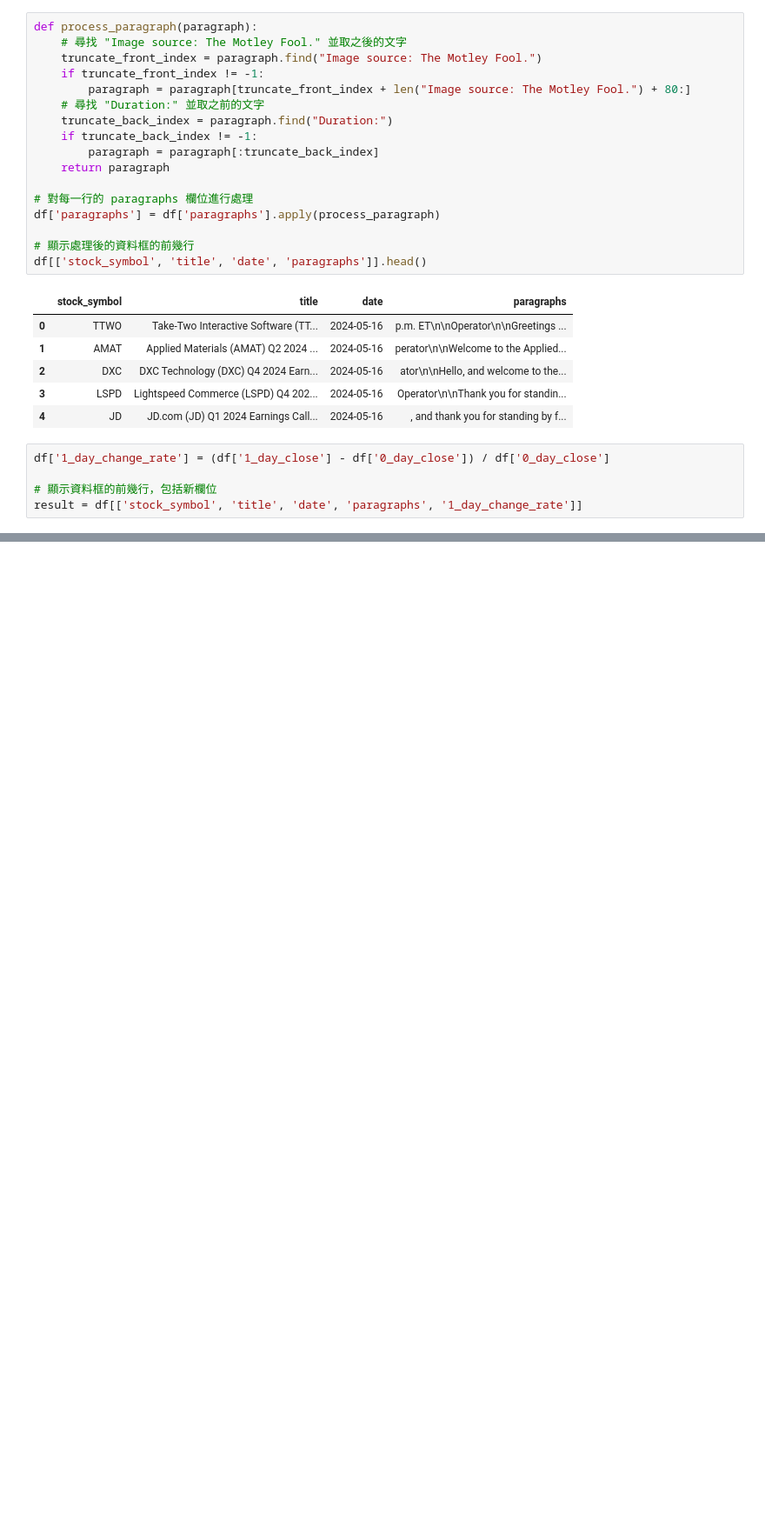
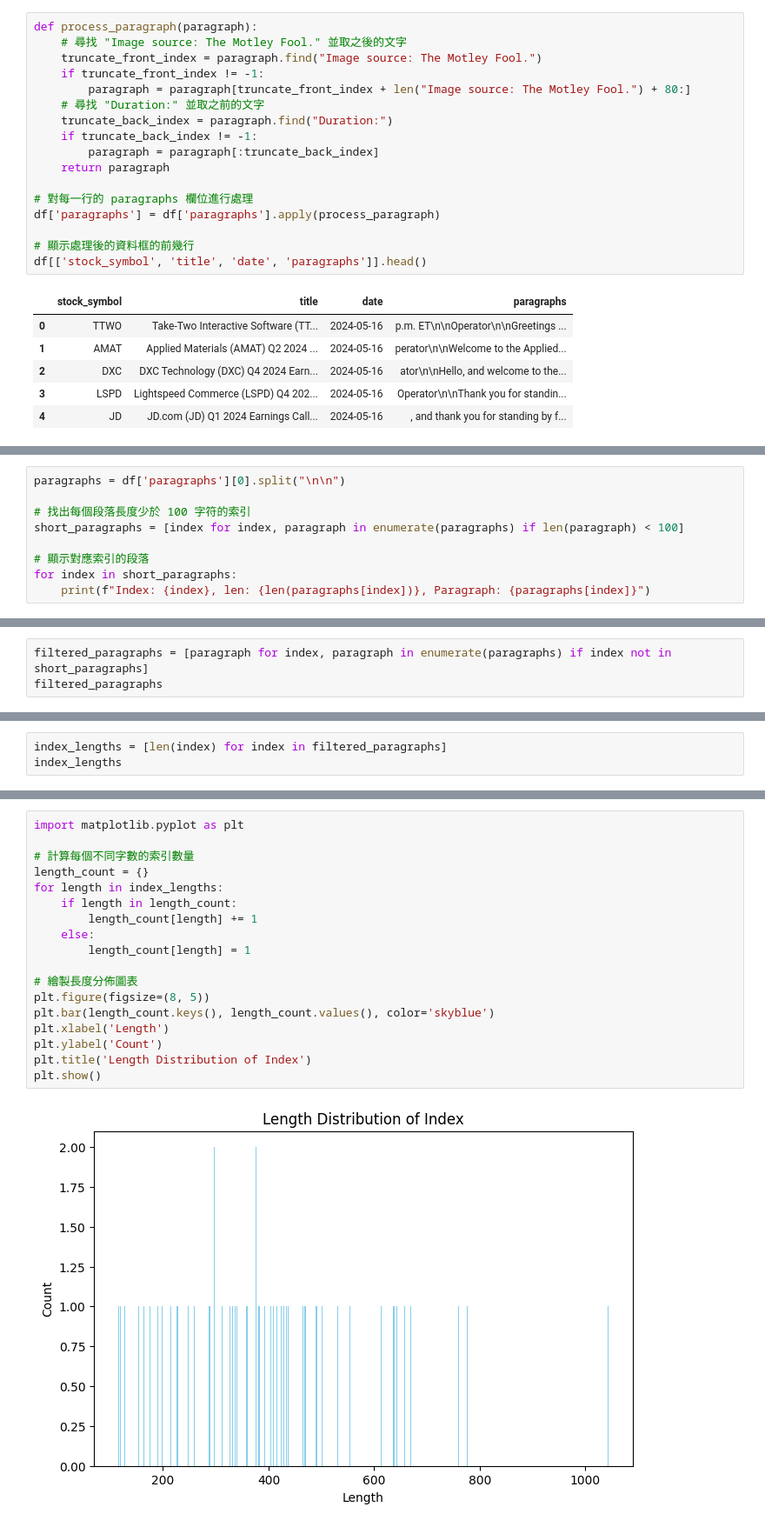
Before and after one commit to WangZiRongPraetorianGuard/earnings-call-predict-stock-price-movement, a Jupyter notebook: preprocess_stock_price_volatility.ipynb, the cells around one changed output, grey strips where cells are left out. Shown at 87% size. Cells and saved outputs as stored; diff of their text form; blank space fills up the shorter version.

```diff
--- a/preprocess_stock_price_volatility.ipynb
+++ b/preprocess_stock_price_volatility.ipynb
@@ -42,8 +46,3 @@ df[['stock_symbol', 'title', 'date', 'paragraphs']].head()
 | 2 | DXC | DXC Technology (DXC) Q4 2024 Earn... | 2024-05-16 | ator\n\nHello, and welcome to the... |
 | 3 | LSPD | Lightspeed Commerce (LSPD) Q4 202... | 2024-05-16 | Operator\n\nThank you for standin... |
 | 4 | JD | JD.com (JD) Q1 2024 Earnings Call... | 2024-05-16 | , and thank you for standing by f... |
-# %%
-df['1_day_change_rate'] = (df['1_day_close'] - df['0_day_close']) / df['0_day_close']
-
-# 顯示資料框的前幾行，包括新欄位
-result = df[['stock_symbol', 'title', 'date', 'paragraphs', '1_day_change_rate']]
@@ -65,0 +49,9 @@ result
+# %%
+paragraphs = df['paragraphs'][0].split("\n\n")
+
+# 找出每個段落長度少於 100 字符的索引
+short_paragraphs = [index for index, paragraph in enumerate(paragraphs) if len(paragraph) < 100]
+
+# 顯示對應索引的段落
+for index in short_paragraphs:
+    print(f"Index: {index}, len: {len(paragraphs[index])}, Paragraph: {paragraphs[index]}")
@@ -65,0 +76,3 @@ result
+# %%
+filtered_paragraphs = [paragraph for index, paragraph in enumerate(paragraphs) if index not in short_paragraphs]
+filtered_paragraphs
@@ -65,0 +104,3 @@ result
+# %%
+index_lengths = [len(index) for index in filtered_paragraphs]
+index_lengths
@@ -66 +125,21 @@ result
+# %%
+import matplotlib.pyplot as plt
+
+# 計算每個不同字數的索引數量
+length_count = {}
+for length in index_lengths:
+    if length in length_count:
+        length_count[length] += 1
+    else:
+        length_count[length] = 1
+
+# 繪製長度分佈圖表
+plt.figure(figsize=(8, 5))
+plt.bar(length_count.keys(), length_count.values(), color='skyblue')
+plt.xlabel('Length')
+plt.ylabel('Count')
+plt.title('Length Distribution of Index')
+plt.show()
+# %% [output]
+[figure, added]
 # %%
```
Also changed, not shown: parts of 18 cells of this notebook.
